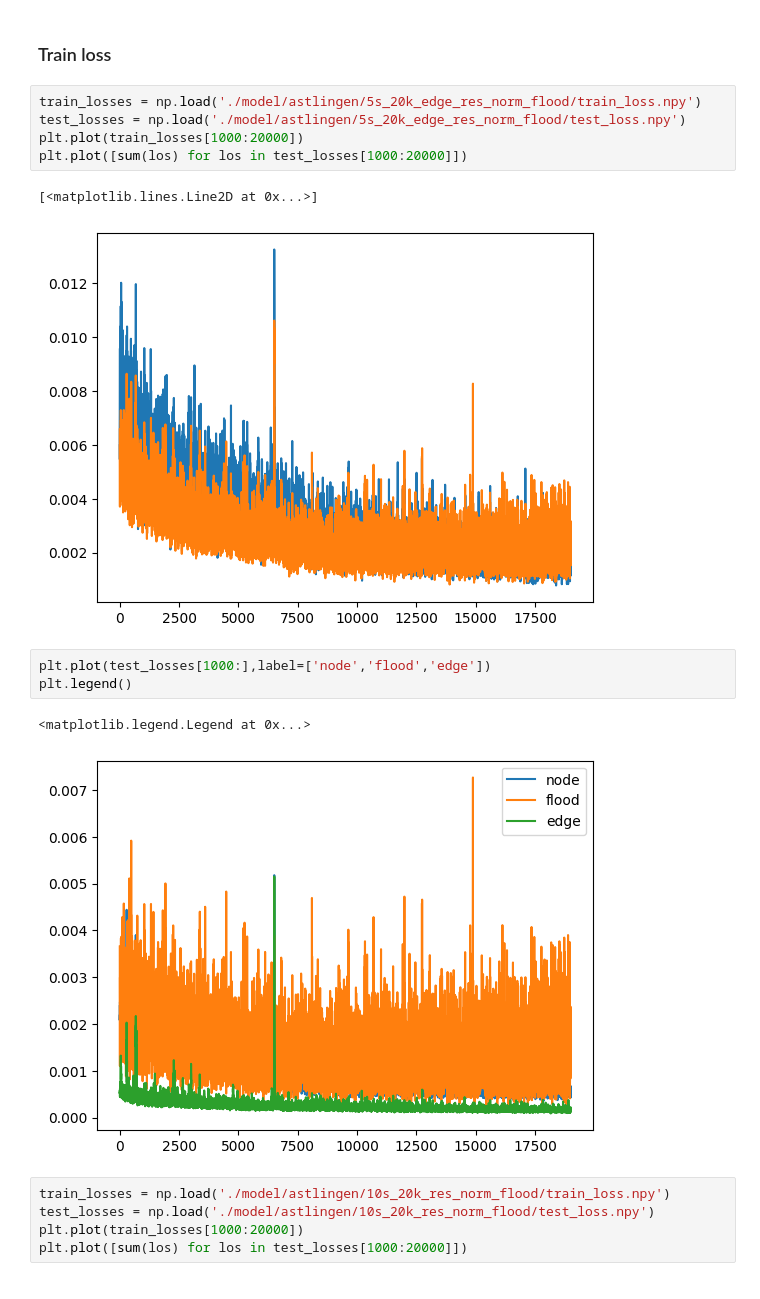
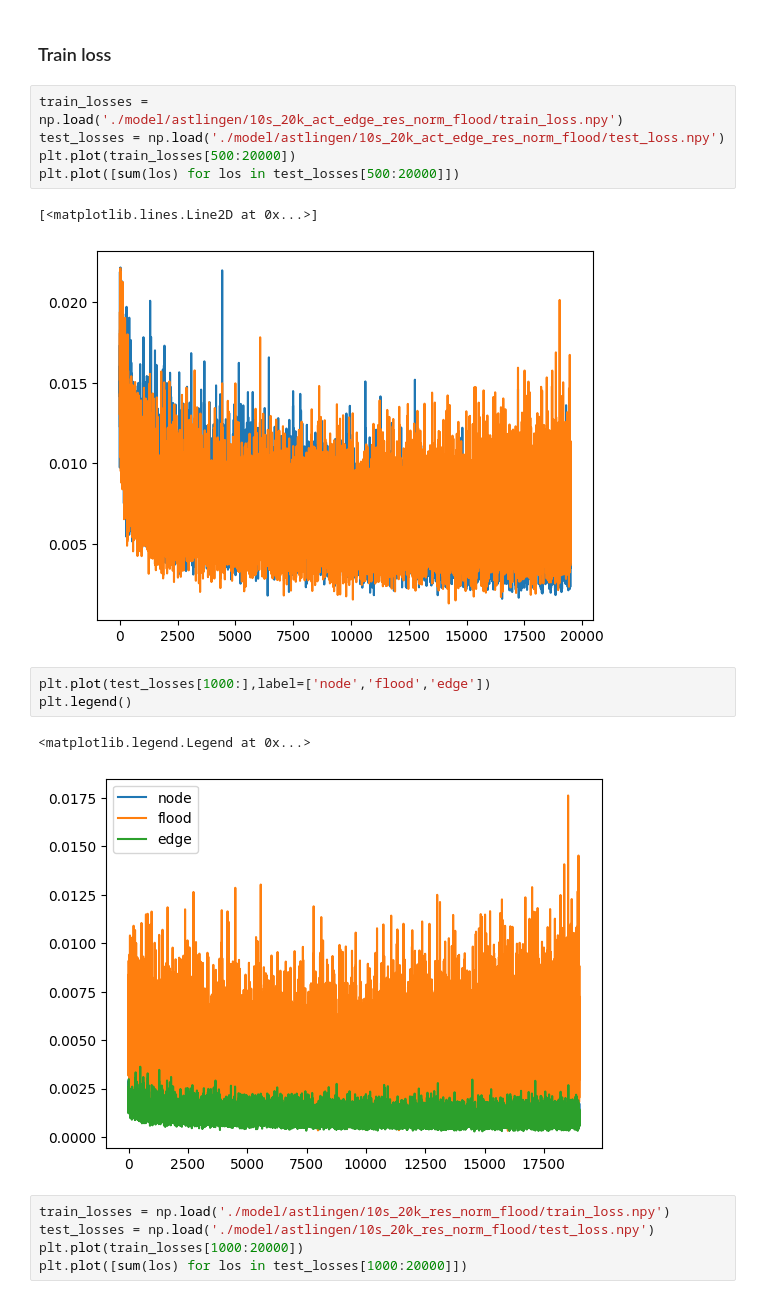
Before and after one commit to Zhiyu014/GNN-UDS, a Jupyter notebook: surrogate/test.ipynb, the cells around one changed output. Drawn from its saved outputs; the diff is of its cells as text.

Commit message:
controller update
astlingen efd tested

```diff
--- a/surrogate/test.ipynb
+++ b/surrogate/test.ipynb
@@ -804,19 +790,19 @@ Text(0.5, 1.0, 'Link flow')
 # %% [markdown]
 ### Train loss
 # %%
-train_losses = np.load('./model/astlingen/5s_20k_edge_res_norm_flood/train_loss.npy')
-test_losses = np.load('./model/astlingen/5s_20k_edge_res_norm_flood/test_loss.npy')
-plt.plot(train_losses[1000:20000])
-plt.plot([sum(los) for los in test_losses[1000:20000]])
+train_losses = np.load('./model/astlingen/10s_20k_act_edge_res_norm_flood/train_loss.npy')
+test_losses = np.load('./model/astlingen/10s_20k_act_edge_res_norm_flood/test_loss.npy')
+plt.plot(train_losses[500:20000])
+plt.plot([sum(los) for los in test_losses[500:20000]])
 # %% [output]
 [<matplotlib.lines.Line2D at 0x...>]
-[figure, old version]
+[figure, new version]
 # %%
 plt.plot(test_losses[1000:],label=['node','flood','edge'])
 plt.legend()
 # %% [output]
 <matplotlib.legend.Legend at 0x...>
-[figure, old version]
+[figure, new version]
 # %%
 train_losses = np.load('./model/astlingen/10s_20k_res_norm_flood/train_loss.npy')
 test_losses = np.load('./model/astlingen/10s_20k_res_norm_flood/test_loss.npy')
```
Also changed, not shown: parts of 10 cells of this notebook, 16 other files.
